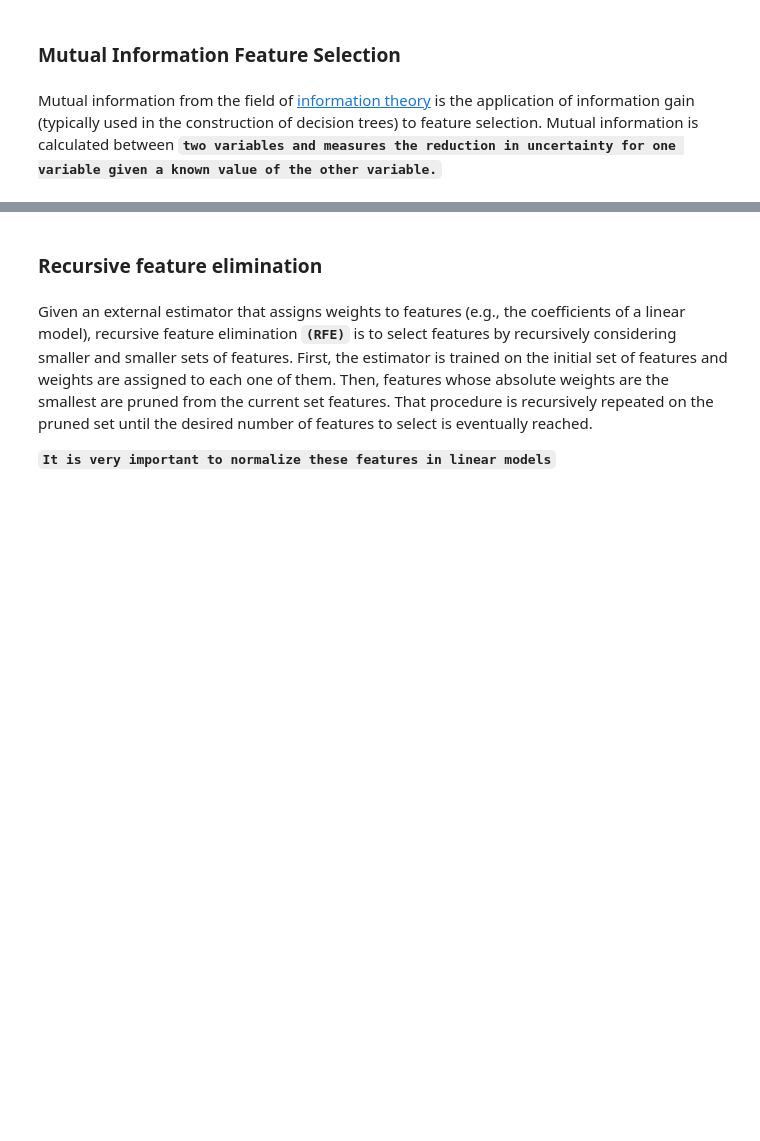
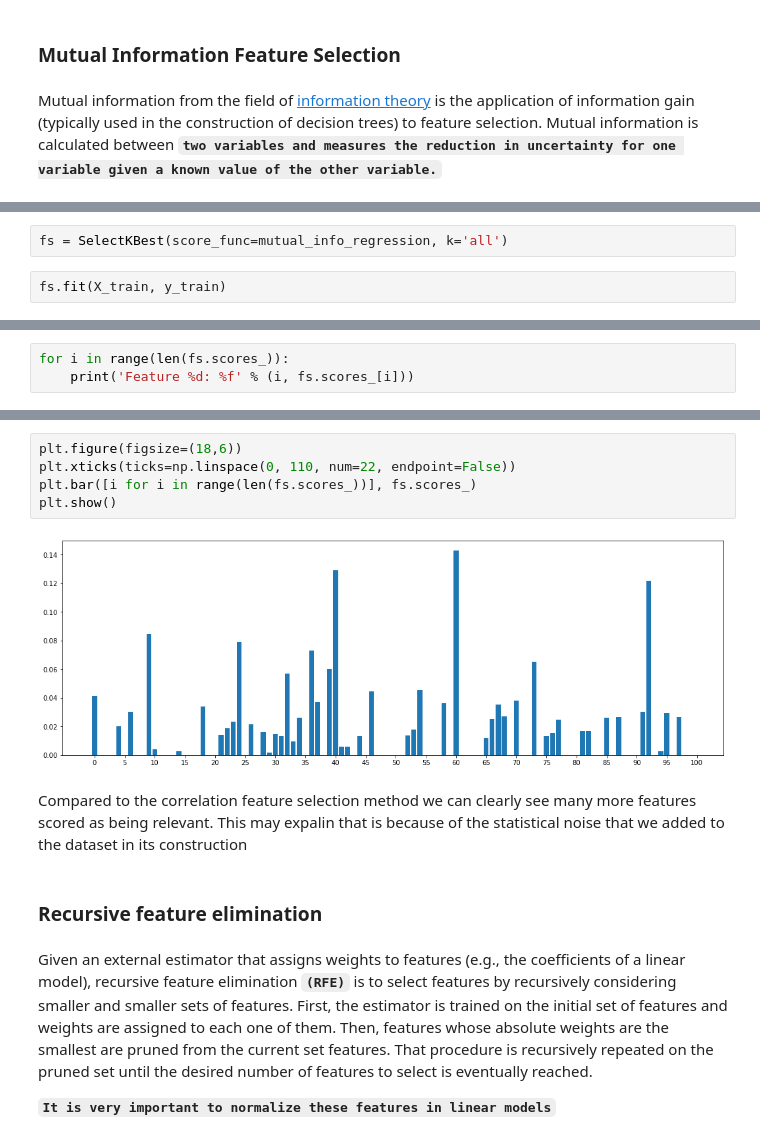
Before and after one commit to tavo-robotas/edu_machine_learning, a Jupyter notebook: __logistic_regression/__III_d_Feature_selection.ipynb, the cells around one changed output, grey strips where cells are left out. Cells and saved outputs as stored; diff of their text form; blank space fills up the shorter version.

```diff
--- a/__logistic_regression/__III_d_Feature_selection.ipynb
+++ b/__logistic_regression/__III_d_Feature_selection.ipynb
@@ -208,0 +231,4 @@ Mutual information from the field of [information theory](https://www.youtube.co
+# %%
+fs = SelectKBest(score_func=mutual_info_regression, k='all')
+# %%
+fs.fit(X_train, y_train)
@@ -208,0 +239,3 @@ Mutual information from the field of [information theory](https://www.youtube.co
+# %%
+for i in range(len(fs.scores_)):
+    print('Feature %d: %f' % (i, fs.scores_[i]))
@@ -209,3 +260,12 @@ Mutual information from the field of [information theory](https://www.youtube.co
+# %%
+plt.figure(figsize=(18,6))
+plt.xticks(ticks=np.linspace(0, 110, num=22, endpoint=False))
+plt.bar([i for i in range(len(fs.scores_))], fs.scores_)
+plt.show()
+# %% [output]
+[figure, added]
+# %% [markdown]
+Compared to the correlation feature selection method we can clearly see many more features scored as being relevant. This may expalin that is because of the statistical noise that we added to the dataset in its construction
 # %% [markdown]
 ### Recursive feature elimination
 # %% [markdown]
```
Also changed, not shown: parts of 36 cells of this notebook, 1 other file.
